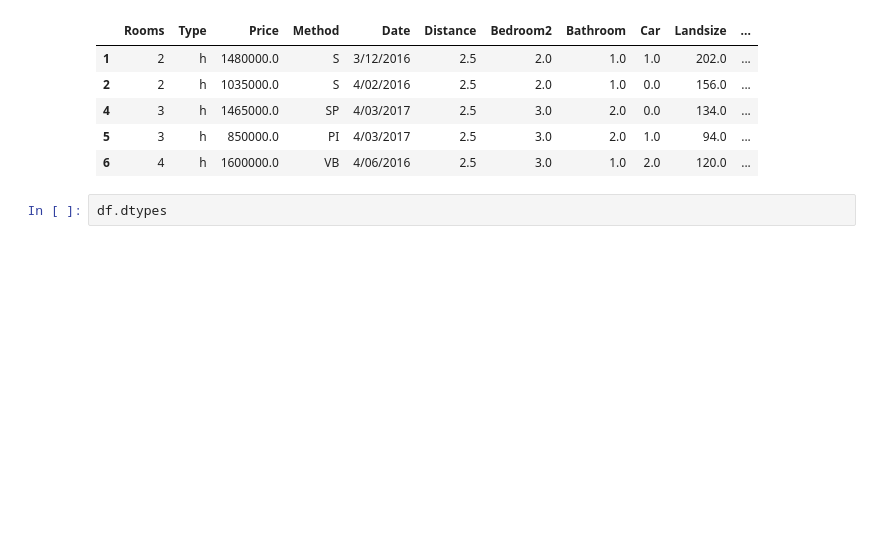
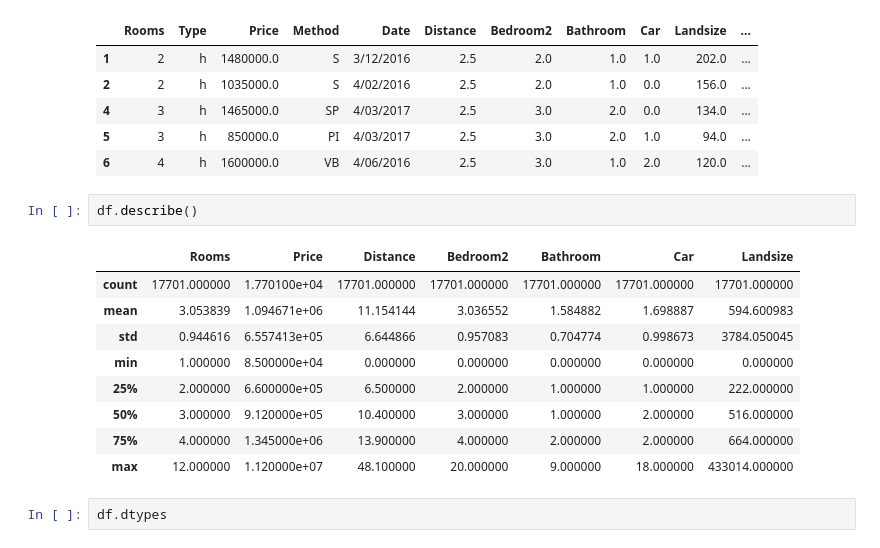
Before and after one commit to npqbuu/ML_Bootcamp_2019, a Jupyter notebook: W4_Melbourne-Housing-Project/Melbourne-Housing-Project.ipynb, the cells around one changed output. Drawn from its saved outputs; the diff is of its cells as text; blank space fills up the shorter version.

```diff
--- a/W4_Melbourne-Housing-Project/Melbourne-Housing-Project.ipynb
+++ b/W4_Melbourne-Housing-Project/Melbourne-Housing-Project.ipynb
@@ -109,6 +108,18 @@ df.head()
 | 4 | 3 | h | 1465000.0 | SP | 4/03/2017 | 2.5 | 3.0 | 2.0 | 0.0 | 134.0 | ... |
 | 5 | 3 | h | 850000.0 | PI | 4/03/2017 | 2.5 | 3.0 | 2.0 | 1.0 | 94.0 | ... |
 | 6 | 4 | h | 1600000.0 | VB | 4/06/2016 | 2.5 | 3.0 | 1.0 | 2.0 | 120.0 | ... |
+# %%
+df.describe()
+# %% [output]
+|  | Rooms | Price | Distance | Bedroom2 | Bathroom | Car | Landsize |
+| count | 17701.000000 | 1.770100e+04 | 17701.000000 | 17701.000000 | 17701.000000 | 17701.000000 | 17701.000000 |
+| mean | 3.053839 | 1.094671e+06 | 11.154144 | 3.036552 | 1.584882 | 1.698887 | 594.600983 |
+| std | 0.944616 | 6.557413e+05 | 6.644866 | 0.957083 | 0.704774 | 0.998673 | 3784.050045 |
+| min | 1.000000 | 8.500000e+04 | 0.000000 | 0.000000 | 0.000000 | 0.000000 | 0.000000 |
+| 25% | 2.000000 | 6.600000e+05 | 6.500000 | 2.000000 | 1.000000 | 1.000000 | 222.000000 |
+| 50% | 3.000000 | 9.120000e+05 | 10.400000 | 3.000000 | 1.000000 | 2.000000 | 516.000000 |
+| 75% | 4.000000 | 1.345000e+06 | 13.900000 | 4.000000 | 2.000000 | 2.000000 | 664.000000 |
+| max | 12.000000 | 1.120000e+07 | 48.100000 | 20.000000 | 9.000000 | 18.000000 | 433014.000000 |
 # %%
 df.dtypes
 # %% [output]
```
Also changed, not shown: parts of 13 cells of this notebook.
